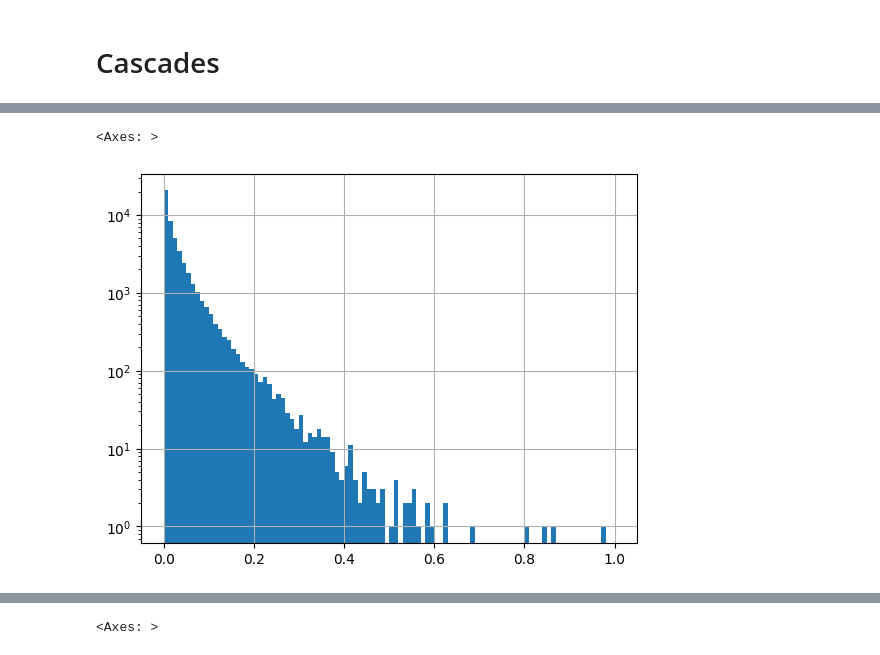
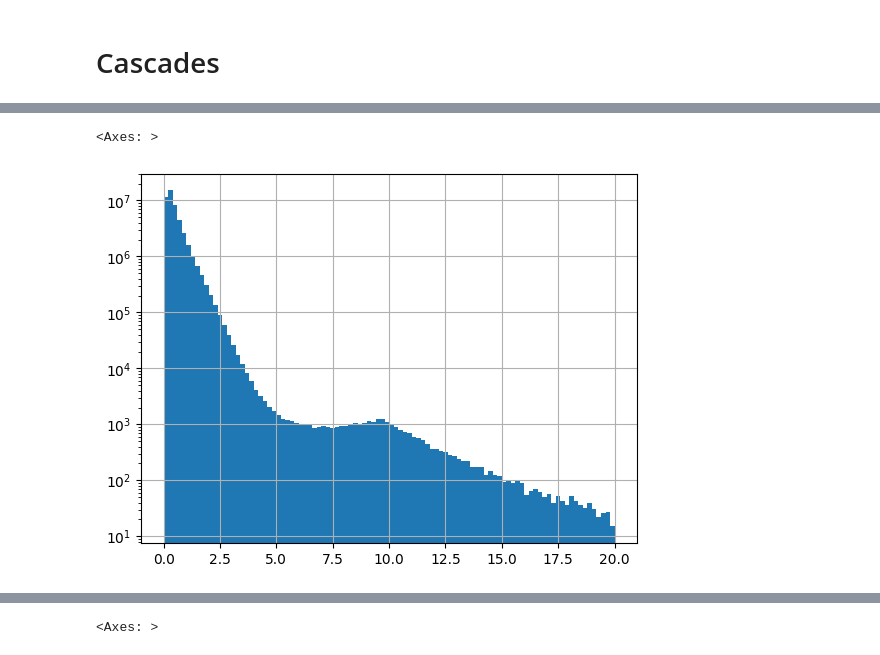
Before and after one commit to TorinoHF/hf_pid_studies, a Jupyter notebook: analysis/selections_playground.ipynb, the cells around one changed output, grey strips where cells are left out. Saved outputs shown, nothing was run; the diff lists cells and outputs as text; code cells hidden in the pictures.

```diff
--- a/analysis/selections_playground.ipynb
+++ b/analysis/selections_playground.ipynb
@@ -9,3 +10,5 @@ with uproot.open("/home/fchinu/Run3/pid_studies/datasets/LHC22o_pass7/Train30639
+# %%
+df = pd.read_parquet("/data/shared/hf_pid_studies_pbpb/v0s/Data/Train306573/LHC23zzh_pass4_small_v0s.parquet", engine="pyarrow")
 # %%
 df.columns
 # %% [output]
@@ -17,5 +29,6 @@ Index(['fMassOmega', 'fPt', 'fBachPt', 'fTpcInnerParBach', 'fMLambda',
 # %%
-df["fDcaV0Daughters"].hist(bins=100, range=(0, 1), log=True)
+df["fPtPos"].hist(bins=100, range=(0, 20), log=True)
+# df["fDcaV0Daughters"].hist(bins=100, range=(0, 1), log=True)
 # %% [output]
 <Axes: >
-[figure, old version]
+[figure, new version]
```
Also changed, not shown: parts of 9 cells of this notebook, 1 other file.
